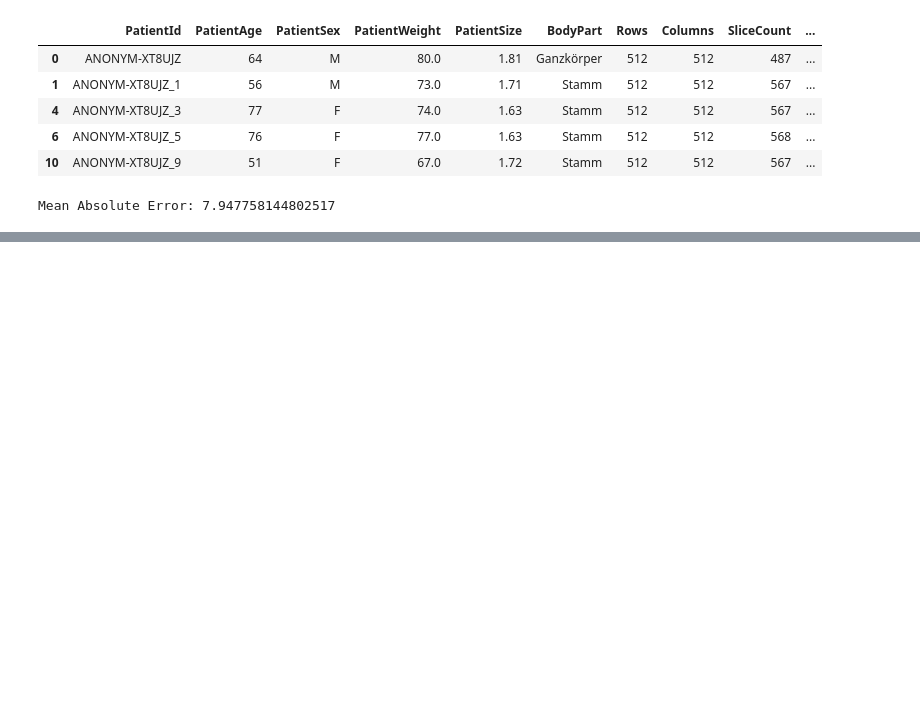
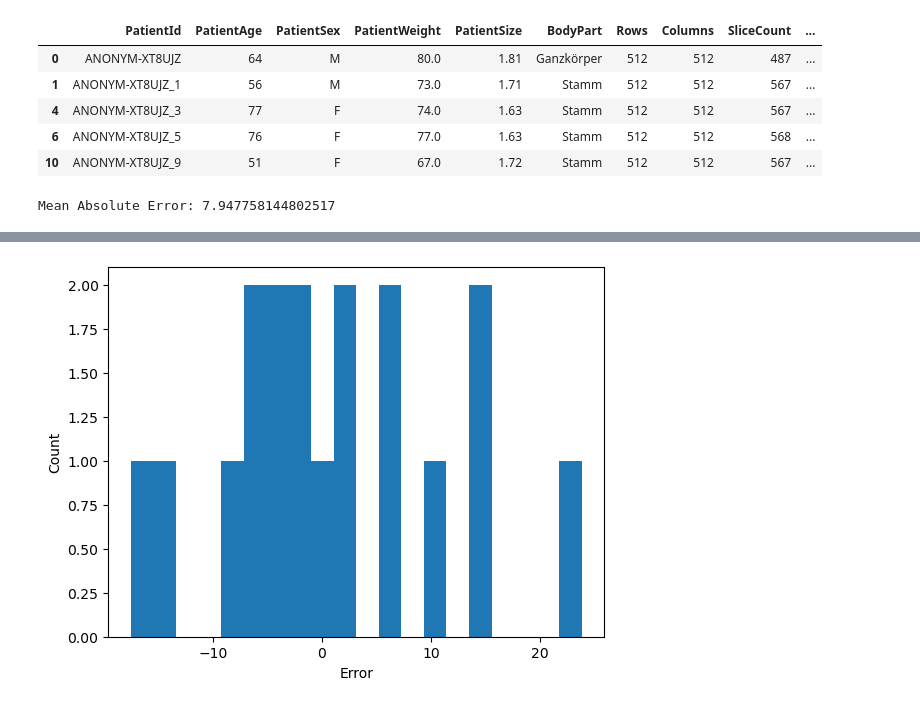
Before and after one commit to Justin-SG/inferring_body_weight_from_ct_scans, a Jupyter notebook: 4_Modelling/BaseLine/BinCounter.ipynb, the cells around one changed output, grey strips where cells are left out. Drawn from its saved outputs; the diff is of its cells as text; code cells hidden in the pictures; blank space fills up the shorter version.

```diff
--- a/4_Modelling/BaseLine/BinCounter.ipynb
+++ b/4_Modelling/BaseLine/BinCounter.ipynb
@@ -63,0 +71,8 @@ Mean Absolute Error: 7.947758144802517
+# %%
+# make a histogram of the errors
+plt.hist(y_test - y_pred, bins=20)
+plt.xlabel('Error')
+plt.ylabel('Count')
+plt.show()
+# %% [output]
+[figure, added]
```
Also changed, not shown: parts of 1 cell of this notebook, 7 other files.
